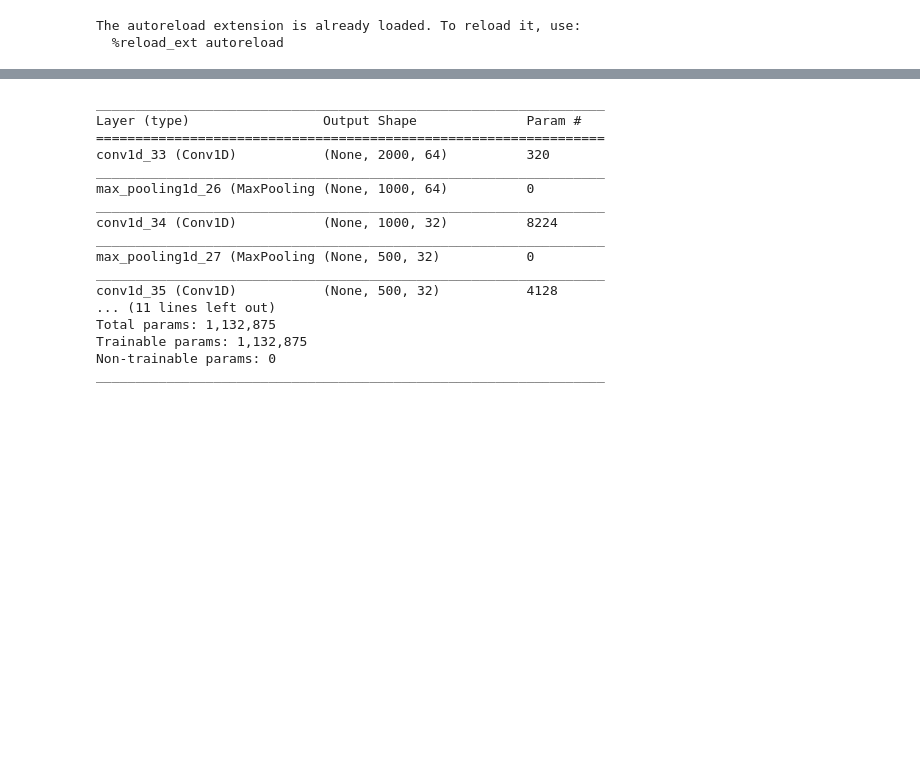
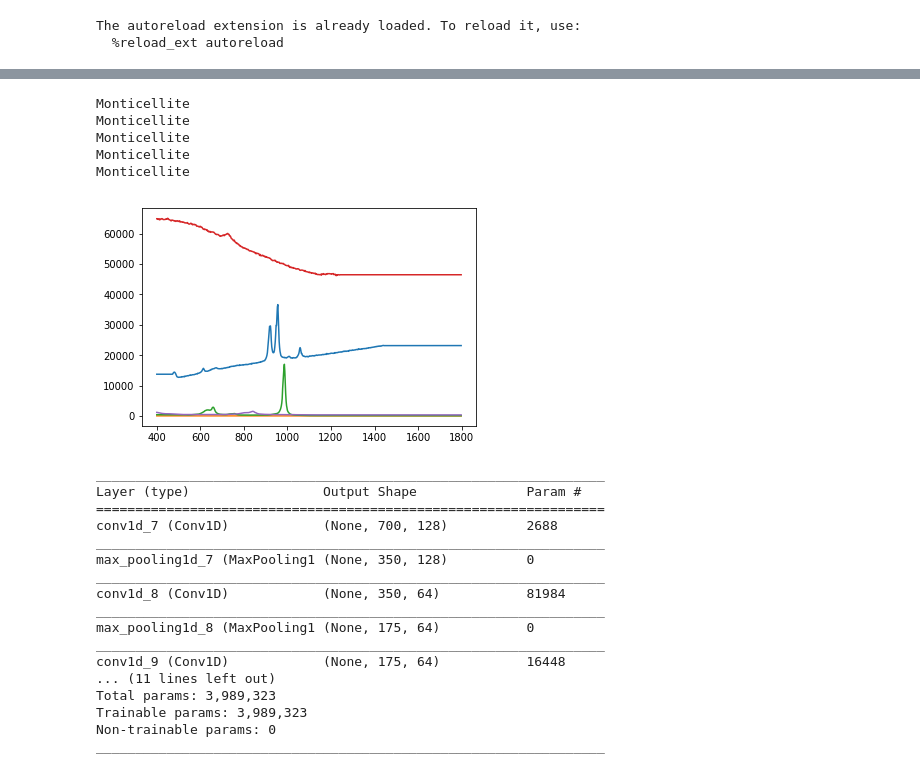
Before and after one commit to DerekKaknes/raman, a Jupyter notebook: CNN for Raw Raman Classification.ipynb, the cells around one changed output, grey strips where cells are left out. Drawn from its saved outputs; the diff is of its cells as text; code cells hidden in the pictures; blank space fills up the shorter version.

```diff
--- a/CNN for Raw Raman Classification.ipynb
+++ b/CNN for Raw Raman Classification.ipynb
@@ -44,11 +67,19 @@ y, X = my_data[:, 0], my_data[:, 1:]
 # %%
 from sklearn.preprocessing import OneHotEncoder, LabelEncoder
+
+path = "data/processed/spectra_with_label2.csv"
+#path = "data/processed/sample.csv"
+
+my_data = pd.read_csv(path).as_matrix()
+print(my_data.shape)
+y, X = my_data[:, 0], my_data[:, 1:]
+
 
 label_encoder = LabelEncoder()
 y_encoded = label_encoder.fit_transform(y)
 num_labels = len(set(y_encoded))
-one_hot_encoder = OneHotEncoder(sparse=True)
+one_hot_encoder = OneHotEncoder(sparse=False)
 y_train = one_hot_encoder.fit_transform(y_encoded.reshape(-1,1))
-X_train = np.expand_dims(X, axis=2)
+X_train = X.reshape((X.shape[0], X.shape[1], 1, 1))
 # %%
 # %% [output]
@@ -60,15 +100,38 @@ from keras.callbacks import ModelCheckpoint
+# %%
+dataGen = ImageDataGenerator(
+    rotation_range=15,
+    width_shift_range=0.15,
+    height_shift_range=0.15,
+    zoom_range=0.15,
+    data_format="channels_last")
+
+dataGen.fit(X_train)
+# %%
+for x, y in dataGen.flow(X_train,y_train, batch_size=5):
+    for batch in x:
+        print(label_encoder.inverse_transform(np.argmax(y)))
+        plt.plot(np.array(range(400,1800,2)),batch[:,0,0])
+    break
+# %% [output]
+Monticellite
+Monticellite
+Monticellite
+Monticellite
+Monticellite
+[figure, added]
 # %%
 model = Sequential()
-model.add(Conv1D(filters=64, kernel_size=4, padding='same', activation='relu', input_shape=(X_train.shape[1:])))
+model.add(Conv2D(filters=128, kernel_size=20, padding='same', activation='relu', input_shape=(X_train.shape[1:])))
 model.add(MaxPooling1D(pool_size=2, padding='valid'))
 #model.add(LeakyReLU(alpha=.2))
-model.add(Conv1D(filters=32, kernel_size=4, padding='same', activation='relu'))
+model.add(Conv1D(filters=64, kernel_size=10, padding='same', activation='relu'))
 model.add(MaxPooling1D(pool_size=2, padding='valid'))
 #model.add(LeakyReLU(alpha=.2))
-model.add(Conv1D(filters=32, kernel_size=4, padding='same', activation='relu'))
+model.add(Conv1D(filters=64, kernel_size=4, padding='same', activation='relu'))
 #model.add(LeakyReLU(alpha=.2))
 model.add(MaxPooling1D(pool_size=2, padding='valid'))
-model.add(GlobalAveragePooling1D())
+#model.add(GlobalAveragePooling1D())
+model.add(Flatten())
 model.add(Dense(500, activation='relu'))
 model.add(Dropout(.5))
 model.add(Dense(num_labels, activation="softmax"))
@@ -78,18 +141,18 @@ model.summary()
 _________________________________________________________________
 Layer (type)                 Output Shape              Param #
 =================================================================
-conv1d_33 (Conv1D)           (None, 2000, 64)          320
+conv1d_7 (Conv1D)            (None, 700, 128)          2688
 _________________________________________________________________
-max_pooling1d_26 (MaxPooling (None, 1000, 64)          0
+max_pooling1d_7 (MaxPooling1 (None, 350, 128)          0
 _________________________________________________________________
-conv1d_34 (Conv1D)           (None, 1000, 32)          8224
+conv1d_8 (Conv1D)            (None, 350, 64)           81984
 _________________________________________________________________
-max_pooling1d_27 (MaxPooling (None, 500, 32)           0
+max_pooling1d_8 (MaxPooling1 (None, 175, 64)           0
 _________________________________________________________________
-conv1d_35 (Conv1D)           (None, 500, 32)           4128
+conv1d_9 (Conv1D)            (None, 175, 64)           16448
 ... (11 lines left out)
-Total params: 1,132,875
-Trainable params: 1,132,875
+Total params: 3,989,323
+Trainable params: 3,989,323
 Non-trainable params: 0
 _________________________________________________________________
 # %%
```
Also changed, not shown: parts of 10 cells of this notebook, 2 other files.
